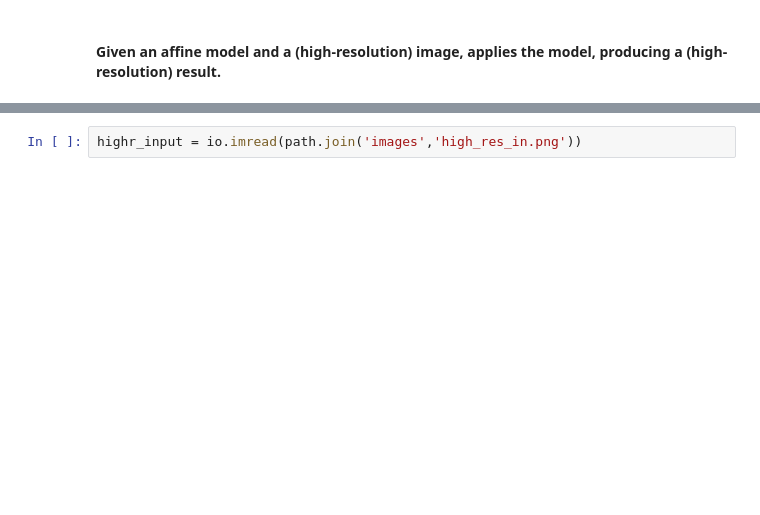
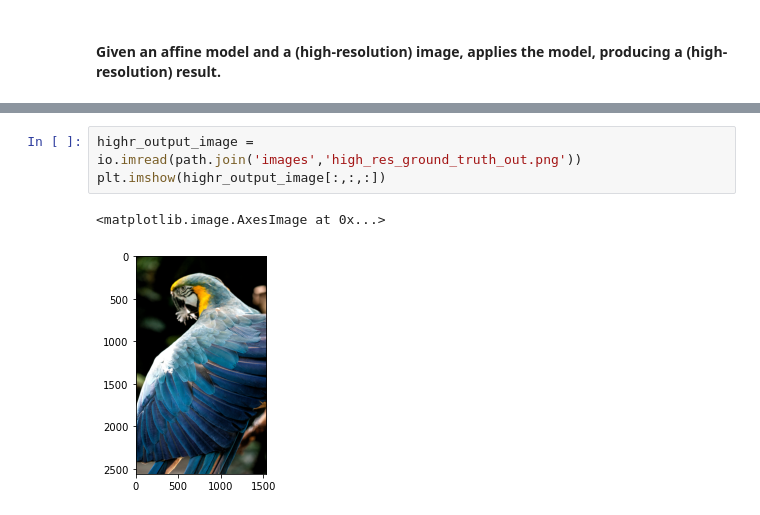
Before and after one commit to elimkwan/Bilateral-Guided-Upsampling, a Jupyter notebook: code.ipynb, the cells around one changed output, grey strips where cells are left out. Saved outputs shown, nothing was run; the diff lists cells and outputs as text; blank space fills up the shorter version.

```diff
--- a/code.ipynb
+++ b/code.ipynb
@@ -501,2 +601,6 @@ gamma = np.array(gamma_temp.toarray()).reshape(grid_size2)
 # %%
-highr_input = io.imread(path.join('images','high_res_in.png'))
+highr_output_image = io.imread(path.join('images','high_res_ground_truth_out.png'))
+plt.imshow(highr_output_image[:,:,:])
+# %% [output]
+<matplotlib.image.AxesImage at 0x...>
+[figure, added]
```
Also changed, not shown: parts of 47 cells of this notebook, 12 other files.
